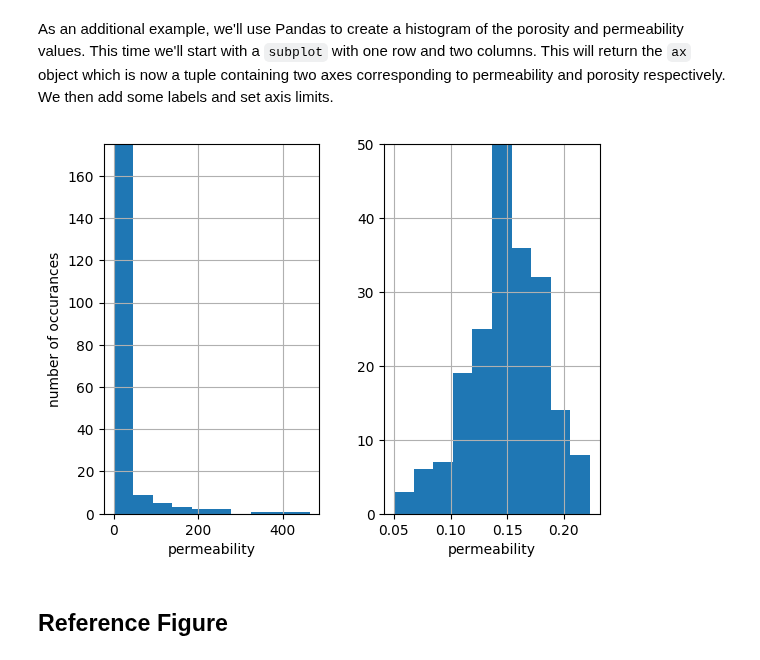
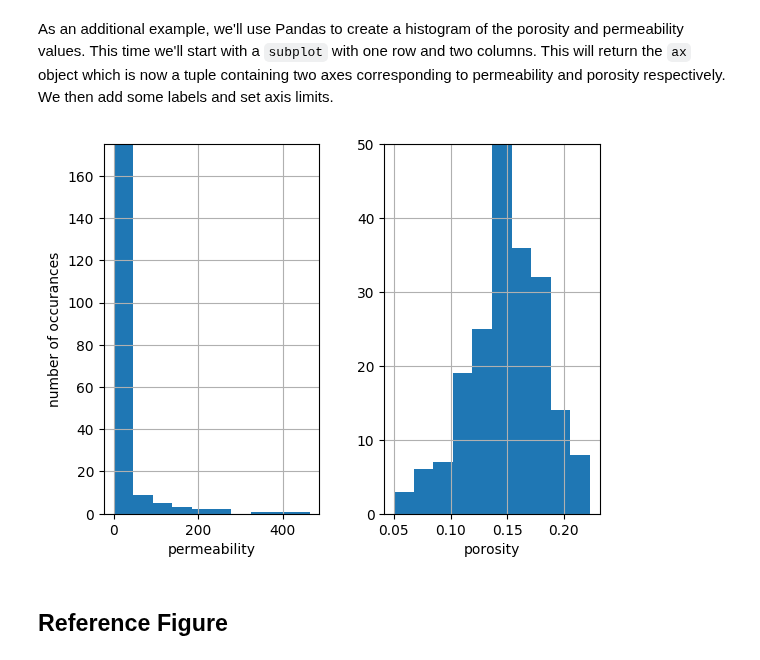
Before and after one commit to johntfoster/numerical_methods_book, a Jupyter notebook: PythonIntro_Matplotlib.ipynb, the cells around one changed output. Saved outputs shown, nothing was run; the diff lists cells and outputs as text; code cells hidden in the pictures.

```diff
--- a/PythonIntro_Matplotlib.ipynb
+++ b/PythonIntro_Matplotlib.ipynb
@@ -150,17 +150,17 @@ As an additional example, we'll use Pandas to create a histogram of the porosity
 # %%
 fig, ax = plt.subplots(nrows=1, ncols=2)
 #
 df[['porosity', 'permeability']].hist(bins=10, ax=ax)
 ax[0].set_title('')
 ax[0].set_xlabel('permeability')
 ax[0].set_ylabel('number of occurances')
 ax[0].set_ylim([0,175])
 #
 ax[1].set_title('')
-ax[1].set_xlabel('permeability')
+ax[1].set_xlabel('porosity')
 ax[1].set_ylim([0, 50]);
 # %% [output]
-[figure, old version]
+[figure, new version]
 # %% [markdown]
 ## Reference Figure
 # %% [markdown]
```
Also changed, not shown: parts of 1 cell of this notebook, 1 other file.
